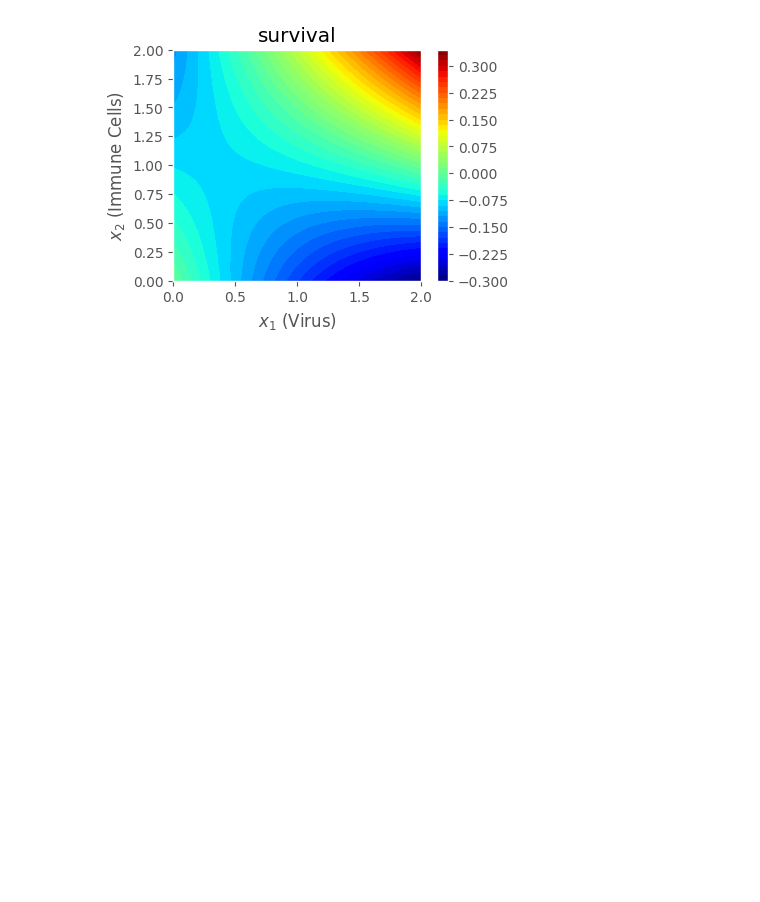
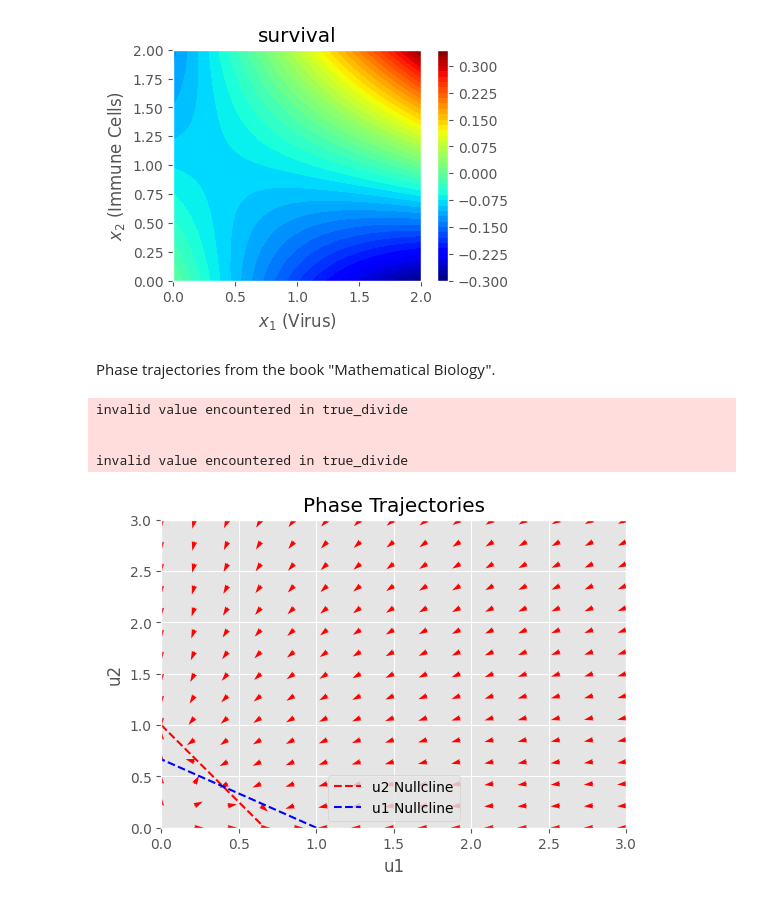
Before and after one commit to tirtho109/MasterThesis, a Jupyter notebook: src/SCIANN/sciann_model2.ipynb, the cells around one changed output. Cells and saved outputs as stored; diff of their text form; code cells hidden in the pictures; blank space fills up the shorter version.

Commit message:
phase trajectories

```diff
--- a/src/SCIANN/sciann_model2.ipynb
+++ b/src/SCIANN/sciann_model2.ipynb
@@ -529,3 +488,51 @@ phi_comp_values = phi_comp(u, v, "survival")
 plot_energy(phi_comp_values, u, v, "survival")
 # %% [output]
 [figure]
+# %% [markdown]
+Phase trajectories from the book "Mathematical Biology".
+# %%
+def system(u, t, params):
+    u1, u2 = u
+    a12, a21, rho = params
+    du1dt = u1 * (1 - u1 - a12 * u2)
+    du2dt = rho * u2 * (1 - u2 - a21 * u1)
+    return [du1dt, du2dt]
+# %%
+def plot_trajectories(system, params):
+    t = np.linspace(0, 20, 200)
+
+    fig, ax = plt.subplots(figsize=(6, 4))
+
+    Y, X = np.mgrid[0:3:15j, 0:3:15j]
+    U, V = system((X, Y), 0, params)
+    speed = np.sqrt(U**2 + V**2)
+    UN = U / speed
+    VN = V / speed
+
+    Q = ax.quiver(X, Y, UN, VN, color='r', scale=50)
+
+    # Nullclines
+    u1_range = np.linspace(0, 3.0, 200)
+    u2_nullcline = 1 - params[1] * u1_range
+    u1_nullcline = 1 - params[0] * u1_range
+    ax.plot(u1_range, u2_nullcline, 'r--', label='u2 Nullcline')
+    ax.plot(u1_nullcline, u1_range, 'b--', label='u1 Nullcline')
+
+    ax.set_xlim(0, 3)
+    ax.set_ylim(0, 3)
+    ax.set_xlabel('u1')
+    ax.set_ylabel('u2')
+    ax.legend()
+    ax.set_title('Phase Trajectories')
+    ax.grid(True)
+
+    plt.show()
+
+params = (1.5, 1.5, 0.5)
+plot_trajectories(system, params)
+# %% [output]
+invalid value encountered in true_divide
+
+
+invalid value encountered in true_divide
+[figure, added]
```
Also changed, not shown: parts of 13 cells of this notebook.
